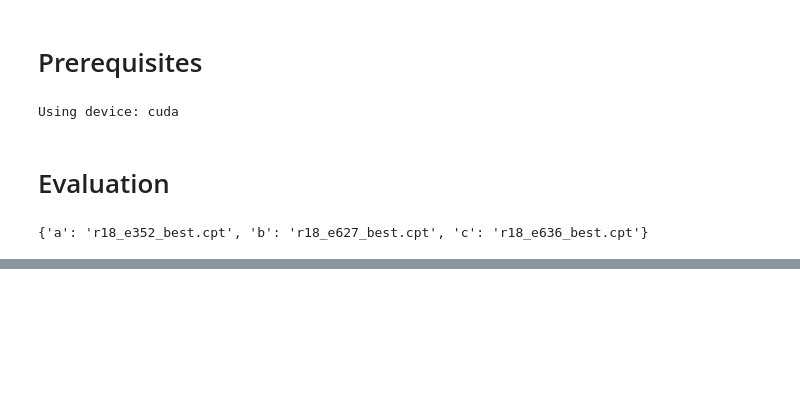
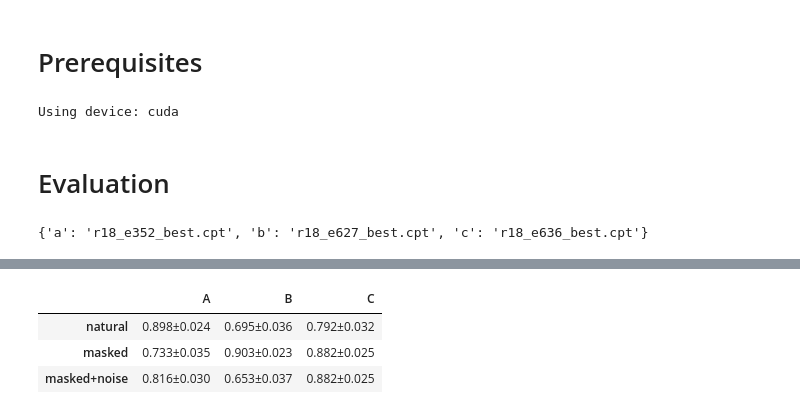
Before and after one commit to R0ner/cnn-context, a Jupyter notebook: notebooks/13-auto-eval.ipynb, the cells around one changed output, grey strips where cells are left out. Cells and saved outputs as stored; diff of their text form; code cells hidden in the pictures; blank space fills up the shorter version.

```diff
--- a/notebooks/13-auto-eval.ipynb
+++ b/notebooks/13-auto-eval.ipynb
@@ -157,3 +161,18 @@ Object score
+# %%
+n = len(dloader)
+z = 1.96
+SE = np.sqrt(acc_df * (1 - acc_df) / n)
+# CI = (acc_df - z * SE, acc_df + z * SE)
+table = pd.DataFrame().reindex_like(acc_df).astype('str')
+for row in rows.values():
+    for col in cols.values():
+        table.loc[row, col] = f'{acc_df.loc[row, col]:.3f}±{z * SE.loc[row, col]:.3f}'
+table
+# %% [output]
+|  | A | B | C |
+| natural | 0.898±0.024 | 0.695±0.036 | 0.792±0.032 |
+| masked | 0.733±0.035 | 0.903±0.023 | 0.882±0.025 |
+| masked+noise | 0.816±0.030 | 0.653±0.037 | 0.882±0.025 |
 # %%
 for imgs, labels, masks, noise in dloader:
     im, label, mask = imgs[0], labels[0], masks[0]
```
Also changed, not shown: parts of 4 cells of this notebook, 2 other files.
